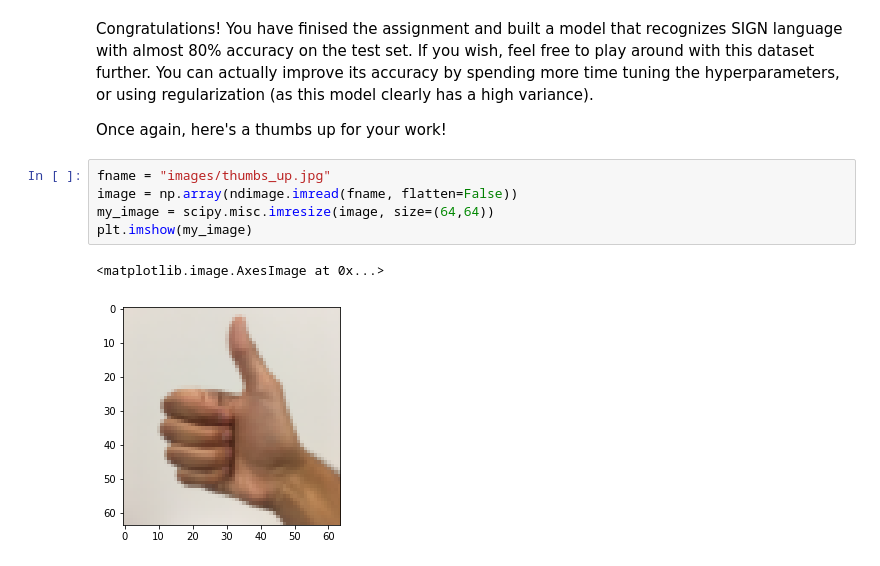
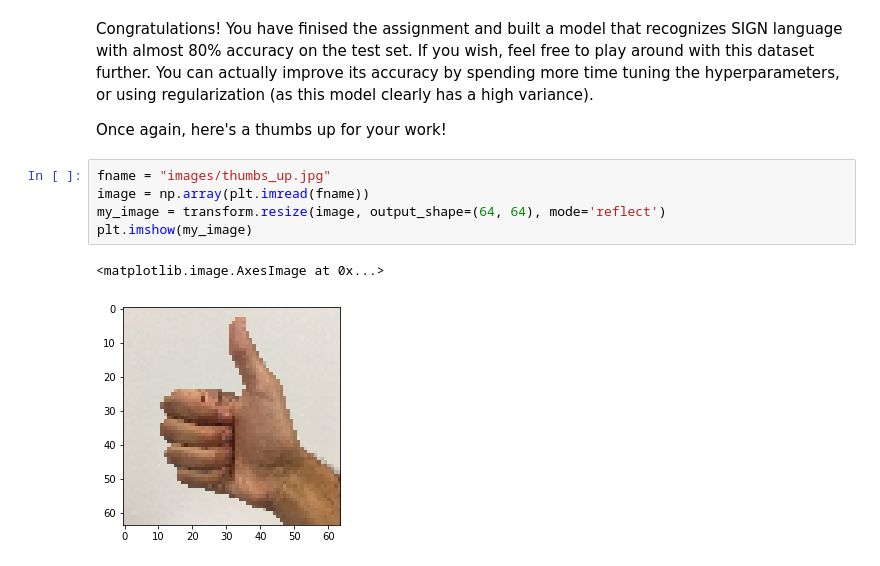
Before and after one commit to madlogos/deep_learning_ai, a Jupyter notebook: 4_Convolutional Neural Networks/Convolution model - Application.ipynb, the cells around one changed output. Cells and saved outputs as stored; diff of their text form.

```diff
--- a/4_Convolutional Neural Networks/Convolution model - Application.ipynb
+++ b/4_Convolutional Neural Networks/Convolution model - Application.ipynb
@@ -557,9 +567,9 @@ Congratulations! You have finised the assignment and built a model that recogniz
 Once again, here's a thumbs up for your work!
 # %%
 fname = "images/thumbs_up.jpg"
-image = np.array(ndimage.imread(fname, flatten=False))
-my_image = scipy.misc.imresize(image, size=(64,64))
+image = np.array(plt.imread(fname))
+my_image = transform.resize(image, output_shape=(64, 64), mode='reflect')
 plt.imshow(my_image)
 # %% [output]
 <matplotlib.image.AxesImage at 0x...>
-[figure, old version]
+[figure, new version]
```
Also changed, not shown: parts of 12 cells of this notebook.
